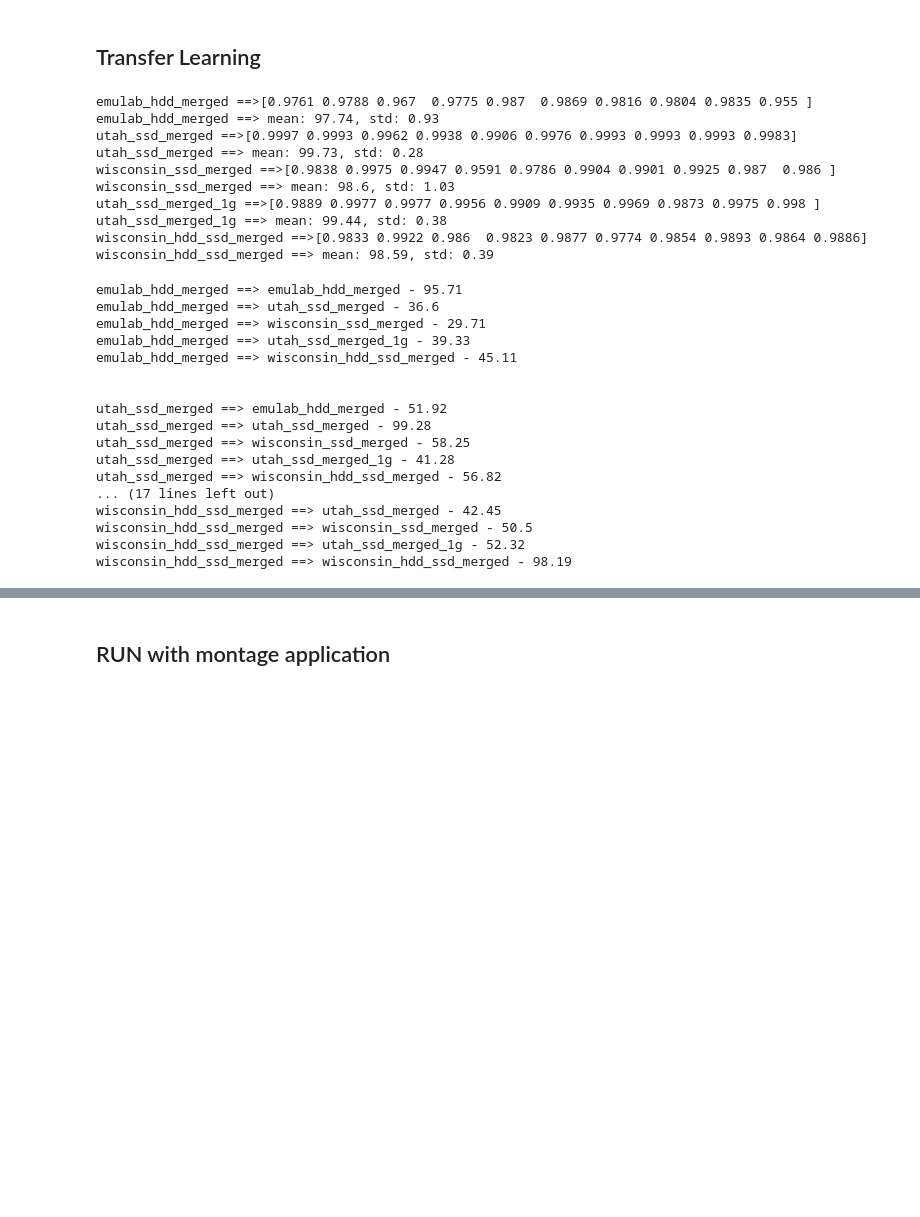
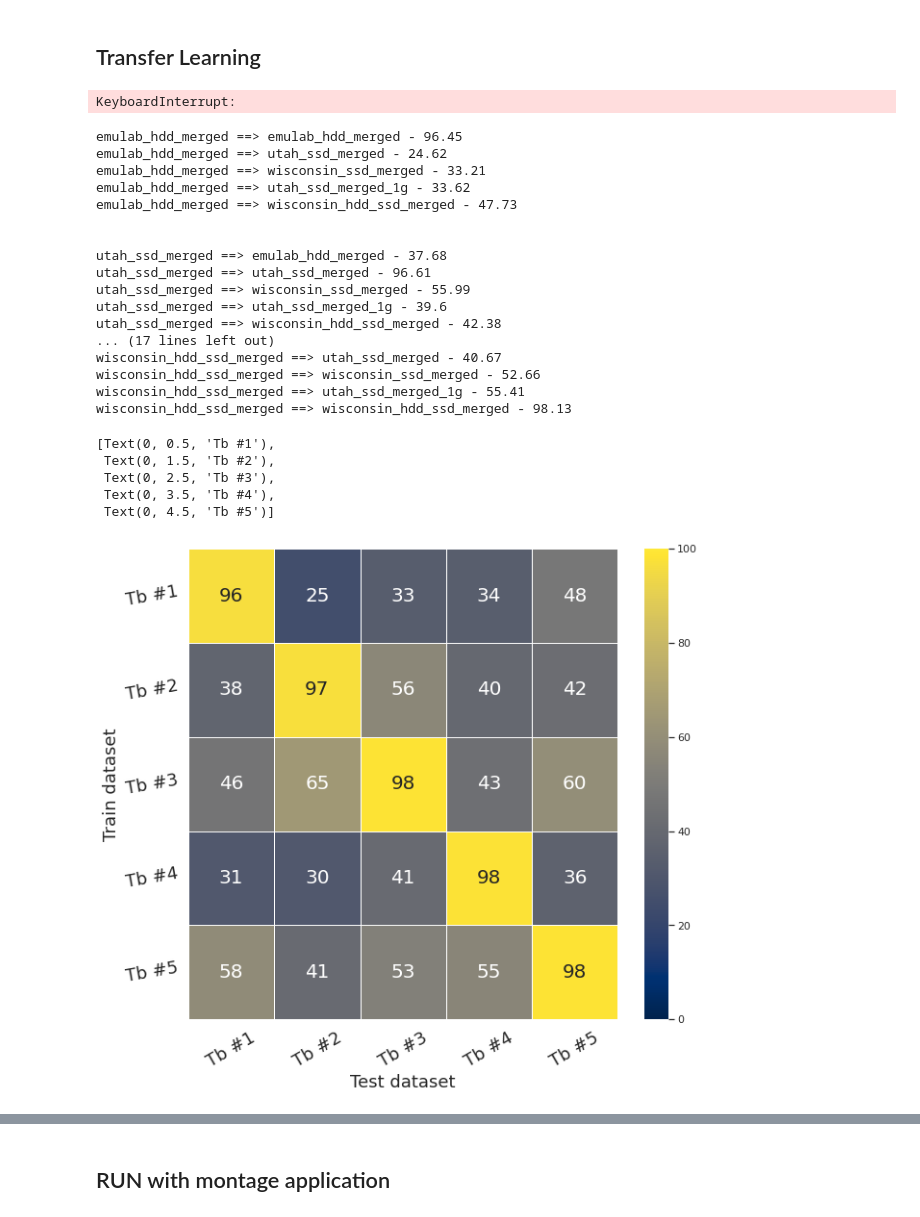
Before and after one commit to EhsanSaZ/BottleneckDetection, a Jupyter notebook: prototype/bottleneck_3.ipynb, the cells around one changed output, grey strips where cells are left out. Cells and saved outputs as stored; diff of their text form; code cells hidden in the pictures; blank space fills up the shorter version.

```diff
--- a/prototype/bottleneck_3.ipynb
+++ b/prototype/bottleneck_3.ipynb
@@ -726,19 +727,10 @@ feature_list = features
 for key in data:
     df = data[key].copy()
     y = df.label_value
-    X = df[feature_list]
+    X = df#[feature_list]
     clf = make_pipeline(StandardScaler(),  RandomForestClassifier(n_estimators=100)) #RandomForestClassifier(n_estimators=100)
     cv_res = np.round(cross_val_score(clf, X, y, cv=10, scoring="f1_weighted"),4)
     print(f'{key} ==>{cv_res}')
     print(f'{key} ==> mean: {np.round(np.mean(cv_res)*100, 2)}, std: {np.round(np.std(cv_res)*100, 2)}')
 # %% [output]
-emulab_hdd_merged ==>[0.9761 0.9788 0.967  0.9775 0.987  0.9869 0.9816 0.9804 0.9835 0.955 ]
-emulab_hdd_merged ==> mean: 97.74, std: 0.93
-utah_ssd_merged ==>[0.9997 0.9993 0.9962 0.9938 0.9906 0.9976 0.9993 0.9993 0.9993 0.9983]
-utah_ssd_merged ==> mean: 99.73, std: 0.28
-wisconsin_ssd_merged ==>[0.9838 0.9975 0.9947 0.9591 0.9786 0.9904 0.9901 0.9925 0.987  0.986 ]
-wisconsin_ssd_merged ==> mean: 98.6, std: 1.03
-utah_ssd_merged_1g ==>[0.9889 0.9977 0.9977 0.9956 0.9909 0.9935 0.9969 0.9873 0.9975 0.998 ]
-utah_ssd_merged_1g ==> mean: 99.44, std: 0.38
-wisconsin_hdd_ssd_merged ==>[0.9833 0.9922 0.986  0.9823 0.9877 0.9774 0.9854 0.9893 0.9864 0.9886]
-wisconsin_hdd_ssd_merged ==> mean: 98.59, std: 0.39
+KeyboardInterrupt:
@@ -745,12 +786,14 @@ wisconsin_hdd_ssd_merged ==> mean: 98.59, std: 0.39
 # %%
 transfer_learning_acc = []
-
+feature_list = ['sender_seg_out', 'sender_segs_in', 'sender_avg_send_value', 'sender_send_buffer_value', 'sender_tcp_snd_buffer_min', 'sender_tcp_snd_buffer_max', 'sender_req_active', 'sender_read_bytes', 'sender_ost_read', 'sender_remote_ost_read_bytes', 'sender_remote_ost_write_bytes', 'receiver_seg_out', 'receiver_segs_in', 'receiver_read_bytes_io', 'receiver_req_active', 'receiver_write_bytes', 'receiver_ost_write', 'receiver_remote_ost_read_bytes', 'receiver_remote_ost_write_bytes']
 for key1 in data:
     df = data[key1].copy()
+    # df = grouped_to_5_cat(df,161)
     y = df.label_value
-    X = df[feature_list]#[feature_list] #.drop(columns="label_value")
+    X = df[feature_list]#.drop(columns="label_value")#[feature_list] #.drop(columns="label_value")
     X_train, X_test, y_train, y_test = train_test_split(X,y)
-    X_train, y_train = RandomUnderSampler(sampling_strategy="all").fit_resample(X_train, y_train)
+    # X_train, y_train = RandomUnderSampler(sampling_strategy="all").fit_resample(X_train, y_train)
+    X_train, y_train = RandomOverSampler(sampling_strategy="all").fit_resample(X_train, y_train)
 
     clf = RandomForestClassifier(n_estimators=100)
     clf.fit(X_train, y_train)
@@ -760,34 +803,56 @@ for key1 in data:
         #     continueK
 
         df_test = data[key2].copy()
+        # df_test = grouped_to_5_cat(df_test,161)
         y_test = df_test.label_value
-        X_test = df_test[feature_list]#.drop(columns="label_value")
+        X_test = df_test[feature_list]#.drop(columns="label_value")#[feature_list]#.drop(columns="label_value")#.drop(columns="label_value")
 
         y_pred = clf.predict(X_test)
+        # y_pred_5cat = change_labels_5(y_pred, 21)
+        # y_test_5cat = change_labels_5(y_test, 21)
         np.round(metrics.accuracy_score(y_test, y_pred) * 100, 2)
         print(f"{key1} ==> {key2} - {np.round(metrics.f1_score(y_test, y_pred, average='weighted') * 100, 2)}")
         acc = np.append(acc, np.round(metrics.f1_score(y_test, y_pred, average='weighted') * 100, 2))
+        # np.round(metrics.accuracy_score(y_test_5cat, y_pred_5cat) * 100, 2)
+        # print(f"{key1} ==> {key2} - {np.round(metrics.f1_score(y_test_5cat, y_pred_5cat, average='weighted') * 100, 2)}")
+        # acc = np.append(acc, np.round(metrics.f1_score(y_test_5cat, y_pred_5cat, average='weighted') * 100, 2))
     transfer_learning_acc.append(acc)
     print("\n")
 transfer_learning_acc = np.array(transfer_learning_acc)
 # %% [output]
-emulab_hdd_merged ==> emulab_hdd_merged - 95.71
-emulab_hdd_merged ==> utah_ssd_merged - 36.6
-emulab_hdd_merged ==> wisconsin_ssd_merged - 29.71
-emulab_hdd_merged ==> utah_ssd_merged_1g - 39.33
-emulab_hdd_merged ==> wisconsin_hdd_ssd_merged - 45.11
+emulab_hdd_merged ==> emulab_hdd_merged - 96.45
+emulab_hdd_merged ==> utah_ssd_merged - 24.62
+emulab_hdd_merged ==> wisconsin_ssd_merged - 33.21
+emulab_hdd_merged ==> utah_ssd_merged_1g - 33.62
+emulab_hdd_merged ==> wisconsin_hdd_ssd_merged - 47.73
 
 
-utah_ssd_merged ==> emulab_hdd_merged - 51.92
-utah_ssd_merged ==> utah_ssd_merged - 99.28
-utah_ssd_merged ==> wisconsin_ssd_merged - 58.25
-utah_ssd_merged ==> utah_ssd_merged_1g - 41.28
-utah_ssd_merged ==> wisconsin_hdd_ssd_merged - 56.82
+utah_ssd_merged ==> emulab_hdd_merged - 37.68
+utah_ssd_merged ==> utah_ssd_merged - 96.61
+utah_ssd_merged ==> wisconsin_ssd_merged - 55.99
+utah_ssd_merged ==> utah_ssd_merged_1g - 39.6
+utah_ssd_merged ==> wisconsin_hdd_ssd_merged - 42.38
 ... (17 lines left out)
-wisconsin_hdd_ssd_merged ==> utah_ssd_merged - 42.45
-wisconsin_hdd_ssd_merged ==> wisconsin_ssd_merged - 50.5
-wisconsin_hdd_ssd_merged ==> utah_ssd_merged_1g - 52.32
-wisconsin_hdd_ssd_merged ==> wisconsin_hdd_ssd_merged - 98.19
+wisconsin_hdd_ssd_merged ==> utah_ssd_merged - 40.67
+wisconsin_hdd_ssd_merged ==> wisconsin_ssd_merged - 52.66
+wisconsin_hdd_ssd_merged ==> utah_ssd_merged_1g - 55.41
+wisconsin_hdd_ssd_merged ==> wisconsin_hdd_ssd_merged - 98.13
+# %%
+sns.set(rc={'figure.figsize':(10,9), 'font.size': 20})
+
+ax = sns.heatmap(transfer_learning_acc, annot=True,  vmin=0, vmax=100, cmap="cividis",linewidths=.5)
+ax.set_xlabel('Test dataset', fontsize= 18)
+ax.set_ylabel('Train dataset', fontsize= 18)
+ticks_labels = ["Tb #1", "Tb #2", "Tb #3", "Tb #4", "Tb #5"]
+ax.set_xticklabels(ticks_labels, rotation=30, fontsize= 18)
+ax.set_yticklabels(ticks_labels, rotation=10, fontsize= 18)
+# %% [output]
+[Text(0, 0.5, 'Tb #1'),
+ Text(0, 1.5, 'Tb #2'),
+ Text(0, 2.5, 'Tb #3'),
+ Text(0, 3.5, 'Tb #4'),
+ Text(0, 4.5, 'Tb #5')]
+[figure, added]
 # %%
 sns.set(rc={'figure.figsize':(10,9), 'font.size': 20})
 
```
Also changed, not shown: parts of 3 cells of this notebook.
